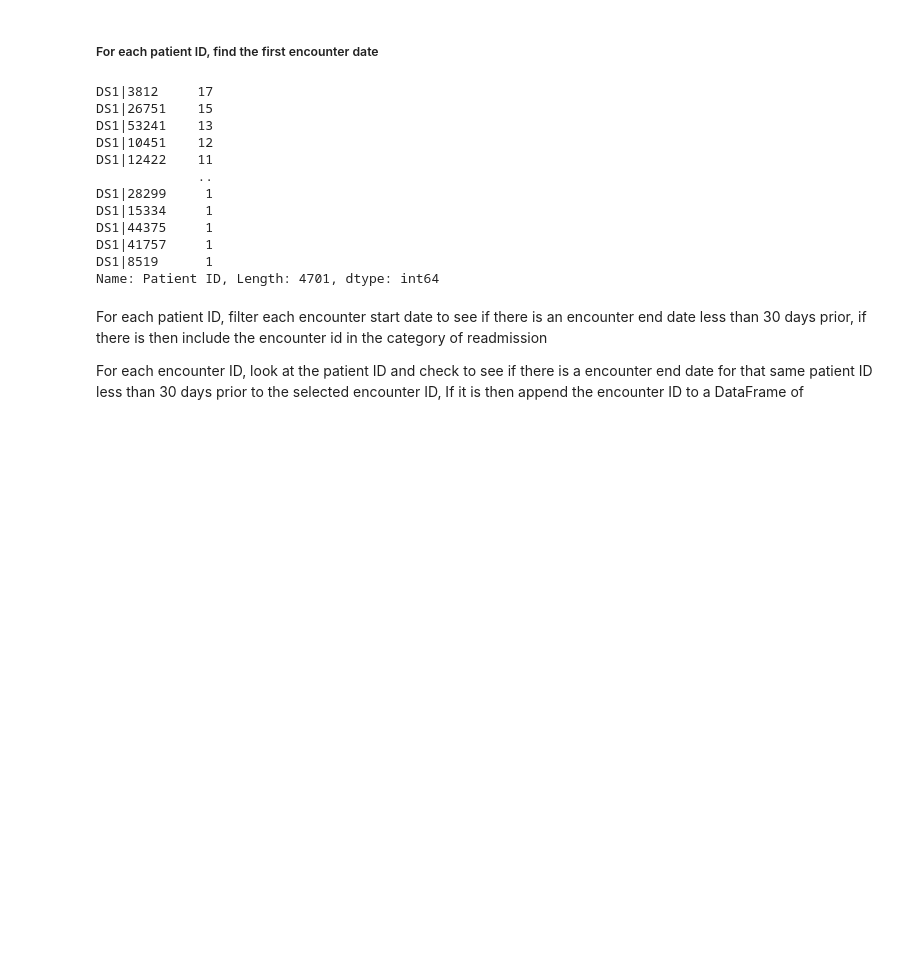
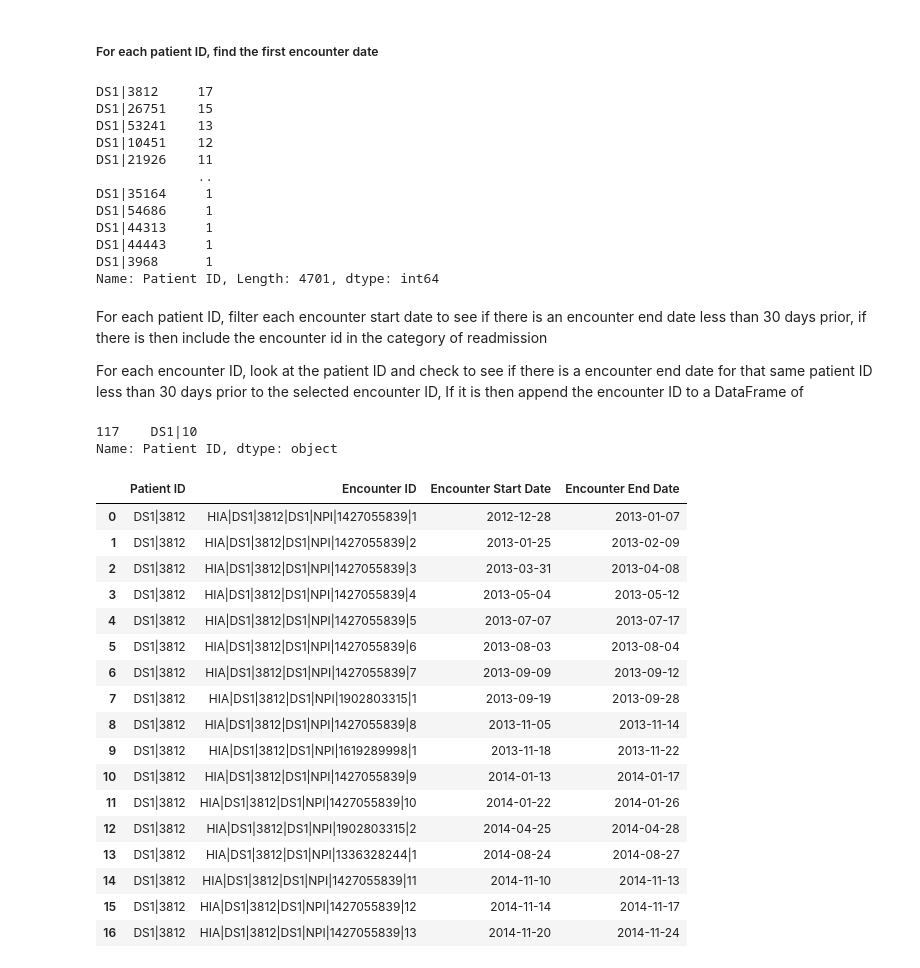
Before and after one commit to simon-mack/hospital_readmission_analysis, a Jupyter notebook: Data Files/URSA_Health_EDA_pca.ipynb, the cells around one changed output. Saved outputs shown, nothing was run; the diff lists cells and outputs as text; code cells hidden in the pictures; blank space fills up the shorter version.

```diff
--- a/Data Files/URSA_Health_EDA_pca.ipynb
+++ b/Data Files/URSA_Health_EDA_pca.ipynb
@@ -46,7 +46,7 @@ Period Start Date                                                   object
 Period End Date                                                     object
 dtype: object
 # %%
-hosp_adm_df = pd.read_csv('NSS_Hospital_Inpatient_Admissions.csv')
+hosp_adm_df = pd.read_csv('NSS_Hospital_Inpatient_Admissions.csv', parse_dates = ['Encounter Start Date', 'Encounter End Date' ])
 hosp_adm_df
 # %% [output]
 |  | Encounter ID | Patient ID | Encounter Primary Payor ID | Encounter Primary Plan ID | Facility Provider ID | ... |
@@ -100,15 +100,44 @@ DS1|3812     17
 DS1|26751    15
 DS1|53241    13
 DS1|10451    12
-DS1|12422    11
+DS1|21926    11
              ..
-DS1|28299     1
-DS1|15334     1
-DS1|44375     1
-DS1|41757     1
-DS1|8519      1
+DS1|35164     1
+DS1|54686     1
+DS1|44313     1
+DS1|44443     1
+DS1|3968      1
 Name: Patient ID, Length: 4701, dtype: int64
 # %% [markdown]
 For each patient ID, filter each encounter start date to see if there is an encounter end date less than 30 days prior, if there is then include the encounter id in the category of readmission
 
 For each encounter ID, look at the patient ID and check to see if there is a encounter end date for that same patient ID less than 30 days prior to the selected encounter ID, If it is then append the encounter ID to a DataFrame of
+# %%
+encounters_by_patient['Patient ID'].loc[encounters_by_patient['Encounter ID'] == 'HIA|DS1|10|DS1|NPI|1710918545|1']
+# %% [output]
+117    DS1|10
+Name: Patient ID, dtype: object
+# %%
+
+enc_test = encounters_by_patient.loc[encounters_by_patient['Patient ID'] == 'DS1|3812'].sort_values(by = 'Encounter End Date', ascending = True).reset_index(drop=True)
+
+enc_test
+# %% [output]
+|  | Patient ID | Encounter ID | Encounter Start Date | Encounter End Date |
+| 0 | DS1|3812 | HIA|DS1|3812|DS1|NPI|1427055839|1 | 2012-12-28 | 2013-01-07 |
+| 1 | DS1|3812 | HIA|DS1|3812|DS1|NPI|1427055839|2 | 2013-01-25 | 2013-02-09 |
+| 2 | DS1|3812 | HIA|DS1|3812|DS1|NPI|1427055839|3 | 2013-03-31 | 2013-04-08 |
+| 3 | DS1|3812 | HIA|DS1|3812|DS1|NPI|1427055839|4 | 2013-05-04 | 2013-05-12 |
+| 4 | DS1|3812 | HIA|DS1|3812|DS1|NPI|1427055839|5 | 2013-07-07 | 2013-07-17 |
+| 5 | DS1|3812 | HIA|DS1|3812|DS1|NPI|1427055839|6 | 2013-08-03 | 2013-08-04 |
+| 6 | DS1|3812 | HIA|DS1|3812|DS1|NPI|1427055839|7 | 2013-09-09 | 2013-09-12 |
+| 7 | DS1|3812 | HIA|DS1|3812|DS1|NPI|1902803315|1 | 2013-09-19 | 2013-09-28 |
+| 8 | DS1|3812 | HIA|DS1|3812|DS1|NPI|1427055839|8 | 2013-11-05 | 2013-11-14 |
+| 9 | DS1|3812 | HIA|DS1|3812|DS1|NPI|1619289998|1 | 2013-11-18 | 2013-11-22 |
+| 10 | DS1|3812 | HIA|DS1|3812|DS1|NPI|1427055839|9 | 2014-01-13 | 2014-01-17 |
+| 11 | DS1|3812 | HIA|DS1|3812|DS1|NPI|1427055839|10 | 2014-01-22 | 2014-01-26 |
+| 12 | DS1|3812 | HIA|DS1|3812|DS1|NPI|1902803315|2 | 2014-04-25 | 2014-04-28 |
+| 13 | DS1|3812 | HIA|DS1|3812|DS1|NPI|1336328244|1 | 2014-08-24 | 2014-08-27 |
+| 14 | DS1|3812 | HIA|DS1|3812|DS1|NPI|1427055839|11 | 2014-11-10 | 2014-11-13 |
+| 15 | DS1|3812 | HIA|DS1|3812|DS1|NPI|1427055839|12 | 2014-11-14 | 2014-11-17 |
+| 16 | DS1|3812 | HIA|DS1|3812|DS1|NPI|1427055839|13 | 2014-11-20 | 2014-11-24 |
```
Also changed, not shown: parts of 4 cells of this notebook.
